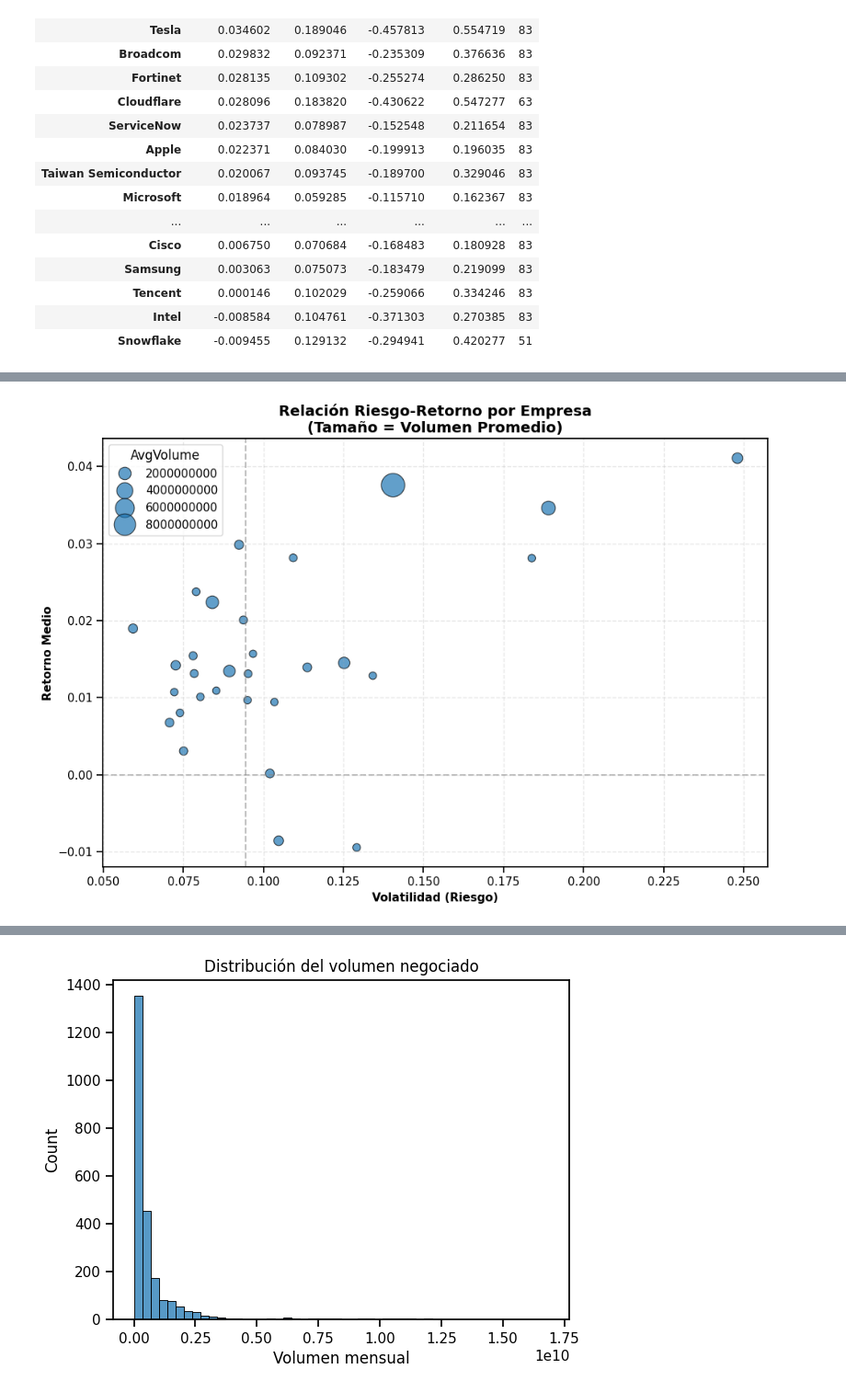
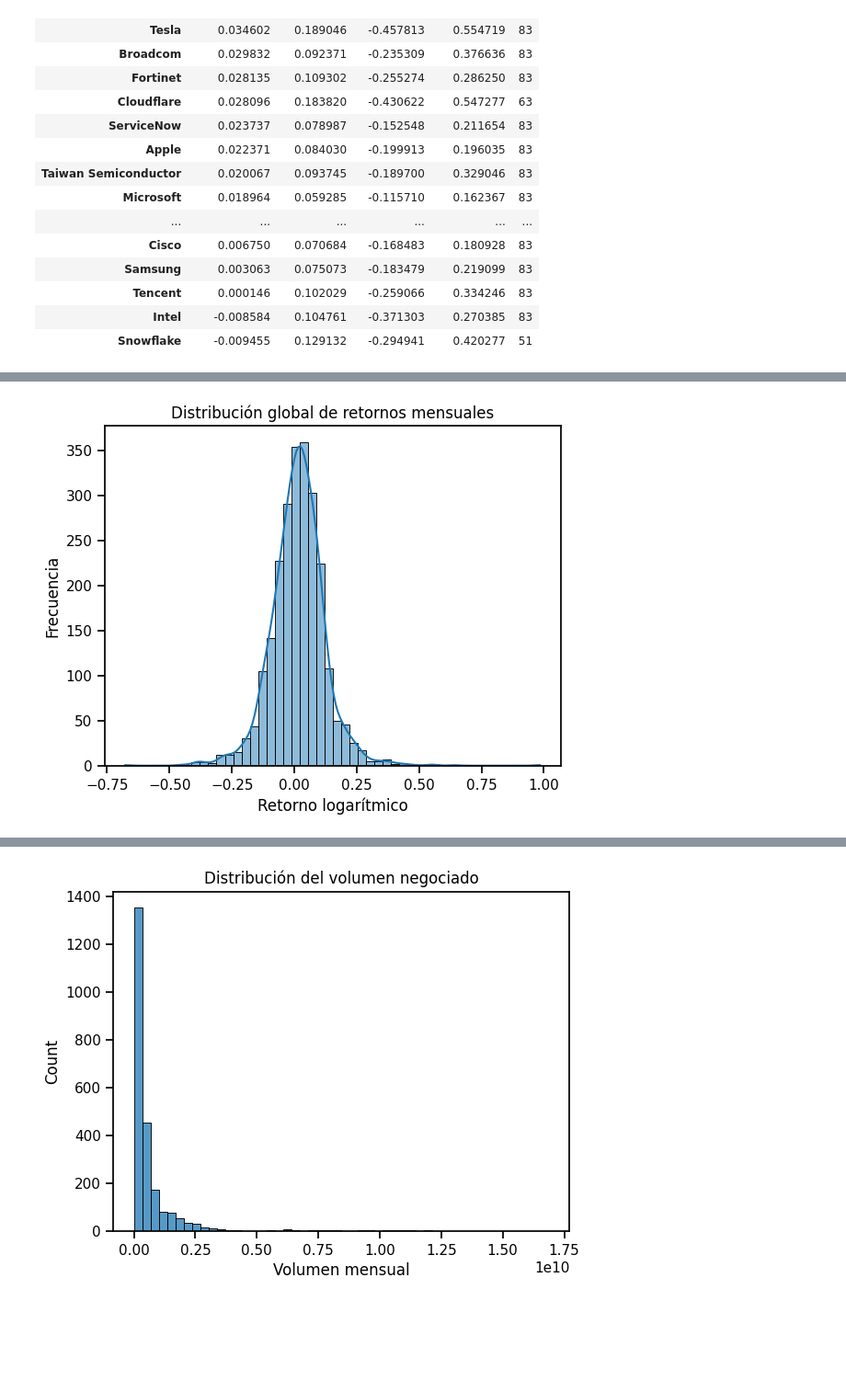
Before and after one commit to fabio2k3/AlphaTech-Analyzer, a Jupyter notebook: notebooks/eda.ipynb, the cells around one changed output, grey strips where cells are left out. Shown at 92% size. Drawn from its saved outputs; the diff is of its cells as text; code cells hidden in the pictures; blank space fills up the shorter version.

```diff
--- a/notebooks/eda.ipynb
+++ b/notebooks/eda.ipynb
@@ -251,23 +100,9 @@ plt.show()
-# %%
-fig, ax = plt.subplots(figsize=(10, 7))
-sns.scatterplot(
-    x=agg_df["Volatility"],
-    y=agg_df["MeanReturn"],
-    size=agg_df["AvgVolume"],
-    sizes=(50, 500),
-    alpha=0.7,
-    ax=ax,
-    edgecolor='black',
-    linewidth=0.8
-)
-ax.axhline(y=0, color='gray', linestyle='--', alpha=0.5)
-ax.axvline(x=agg_df["Volatility"].median(), color='gray', linestyle='--', alpha=0.5)
-ax.set_xlabel("Volatilidad (Riesgo)", fontsize=11, fontweight='bold')
-ax.set_ylabel("Retorno Medio", fontsize=11, fontweight='bold')
-ax.set_title("Relación Riesgo-Retorno por Empresa\n(Tamaño = Volumen Promedio)", fontsize=14, fontweight='bold')
-ax.grid(True, alpha=0.3, linestyle='--')
-plt.tight_layout()
-plt.savefig("../data/processed/risk_return_relation.png", dpi=150, bbox_inches='tight')
-plt.show()
-# %% [output]
-[figure, removed]
+# %%
+plt.figure()
+sns.histplot(panel_df["Return"], bins=50, kde=True)
+plt.title("Distribución global de retornos mensuales")
+plt.xlabel("Retorno logarítmico")
+plt.ylabel("Frecuencia")
+plt.show()
+# %% [output]
+[figure, added]
```
Also changed, not shown: parts of 36 cells of this notebook, 57 other files.
